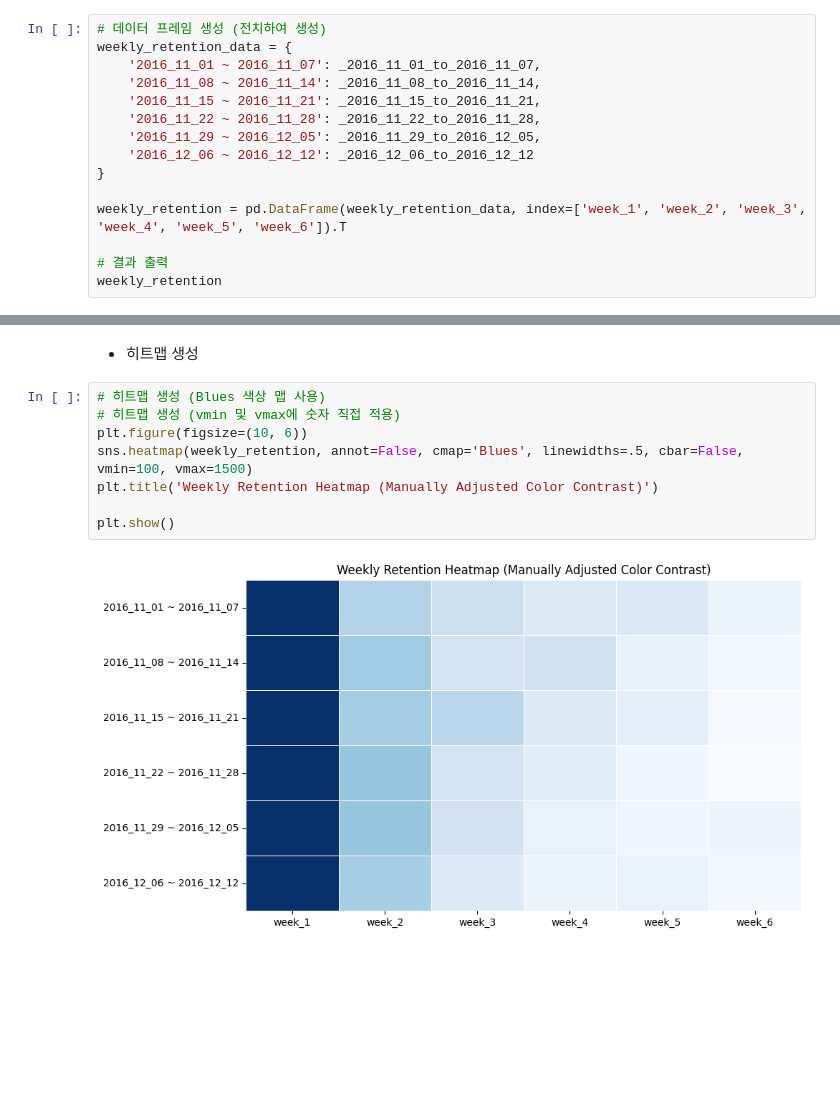
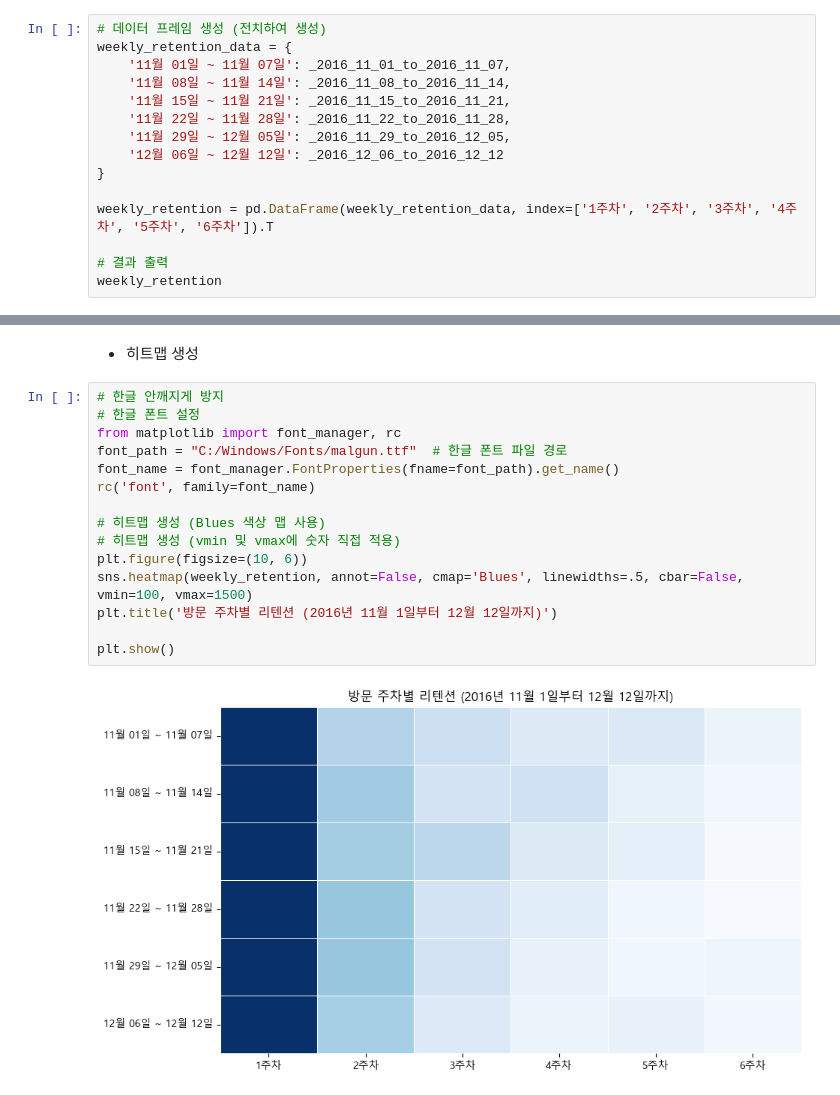
Before and after one commit to oddsmile/GAcustomerprediction, a Jupyter notebook: 방문 주차별 리텐션.ipynb, the cells around one changed output, grey strips where cells are left out. Cells and saved outputs as stored; diff of their text form; blank space fills up the shorter version.

```diff
--- a/방문 주차별 리텐션.ipynb
+++ b/방문 주차별 리텐션.ipynb
@@ -129,15 +129,15 @@ print(_2016_12_06_to_2016_12_12)
 # %%
 # 데이터 프레임 생성 (전치하여 생성)
 weekly_retention_data = {
-    '2016_11_01 ~ 2016_11_07': _2016_11_01_to_2016_11_07,
-    '2016_11_08 ~ 2016_11_14': _2016_11_08_to_2016_11_14,
-    '2016_11_15 ~ 2016_11_21': _2016_11_15_to_2016_11_21,
-    '2016_11_22 ~ 2016_11_28': _2016_11_22_to_2016_11_28,
-    '2016_11_29 ~ 2016_12_05': _2016_11_29_to_2016_12_05,
-    '2016_12_06 ~ 2016_12_12': _2016_12_06_to_2016_12_12
+    '11월 01일 ~ 11월 07일': _2016_11_01_to_2016_11_07,
+    '11월 08일 ~ 11월 14일': _2016_11_08_to_2016_11_14,
+    '11월 15일 ~ 11월 21일': _2016_11_15_to_2016_11_21,
+    '11월 22일 ~ 11월 28일': _2016_11_22_to_2016_11_28,
+    '11월 29일 ~ 12월 05일': _2016_11_29_to_2016_12_05,
+    '12월 06일 ~ 12월 12일': _2016_12_06_to_2016_12_12
 }
 
-weekly_retention = pd.DataFrame(weekly_retention_data, index=['week_1', 'week_2', 'week_3', 'week_4', 'week_5', 'week_6']).T
+weekly_retention = pd.DataFrame(weekly_retention_data, index=['1주차', '2주차', '3주차', '4주차', '5주차', '6주차']).T
 
 # 결과 출력
 weekly_retention
@@ -152,12 +152,19 @@ weekly_retention
 # %% [markdown]
 - 히트맵 생성
 # %%
+# 한글 안깨지게 방지
+# 한글 폰트 설정
+from matplotlib import font_manager, rc
+font_path = "C:/Windows/Fonts/malgun.ttf"  # 한글 폰트 파일 경로
+font_name = font_manager.FontProperties(fname=font_path).get_name()
+rc('font', family=font_name)
+
 # 히트맵 생성 (Blues 색상 맵 사용)
 # 히트맵 생성 (vmin 및 vmax에 숫자 직접 적용)
 plt.figure(figsize=(10, 6))
 sns.heatmap(weekly_retention, annot=False, cmap='Blues', linewidths=.5, cbar=False, vmin=100, vmax=1500)
-plt.title('Weekly Retention Heatmap (Manually Adjusted Color Contrast)')
+plt.title('방문 주차별 리텐션 (2016년 11월 1일부터 12월 12일까지)')
 
 plt.show()
 # %% [output]
-[figure, old version]
+[figure, new version]
```
Also changed, not shown: parts of 1 cell of this notebook.
